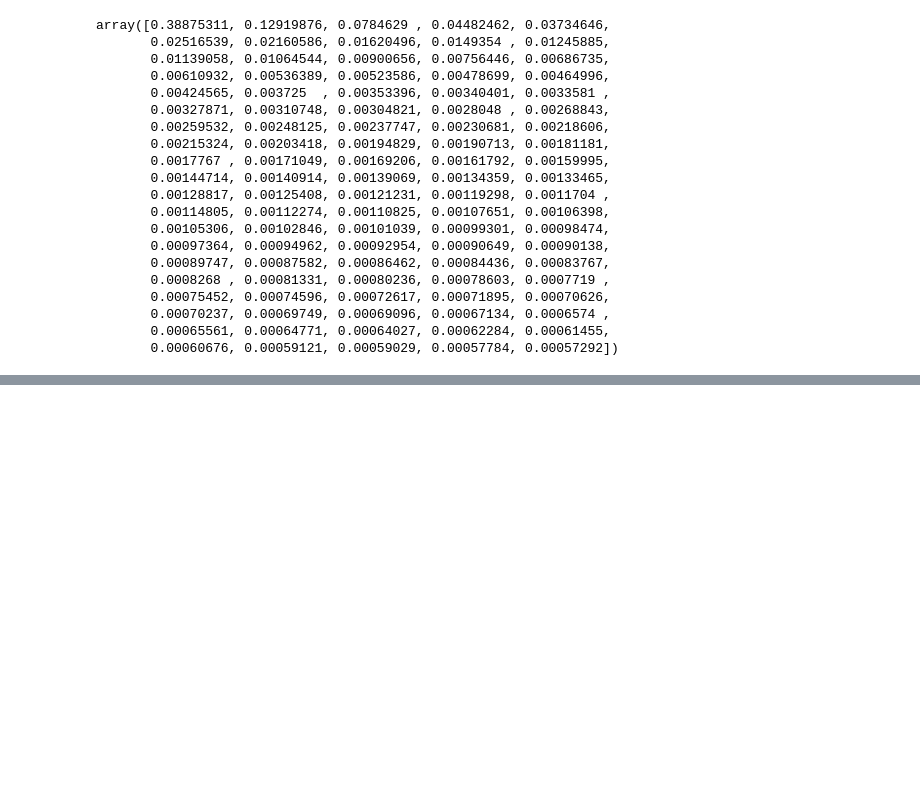
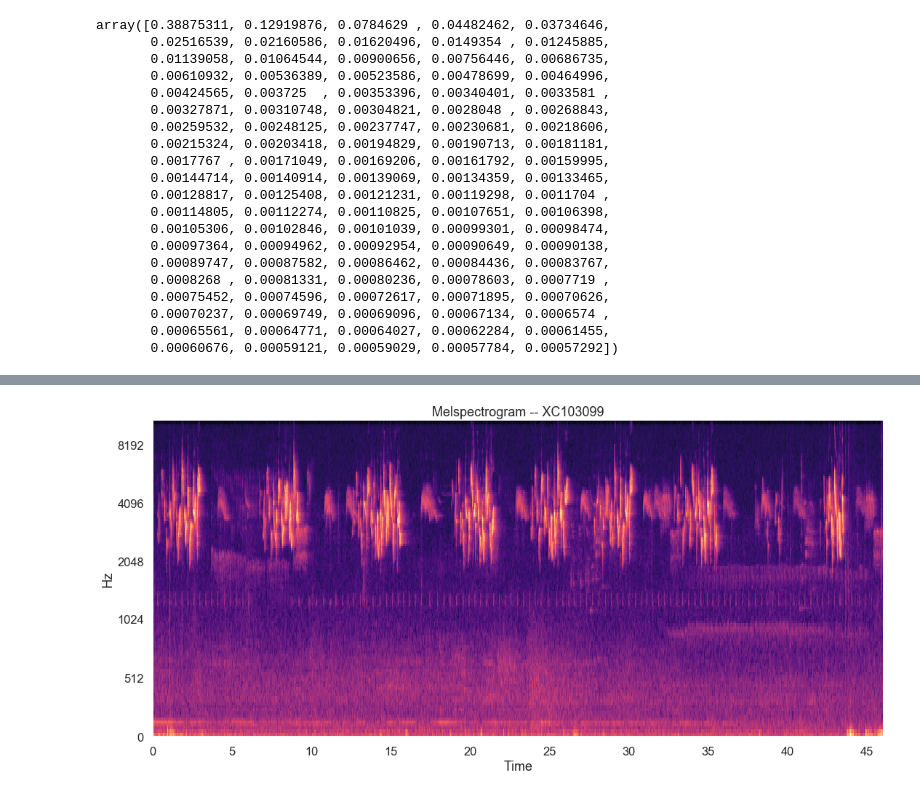
Before and after one commit to bbjornstad-flatiron/flatiron-mod5-project, a Jupyter notebook: test_classification.ipynb, the cells around one changed output, grey strips where cells are left out. Saved outputs shown, nothing was run; the diff lists cells and outputs as text; code cells hidden in the pictures; blank space fills up the shorter version.

```diff
--- a/test_classification.ipynb
+++ b/test_classification.ipynb
@@ -412,0 +666,4 @@ sns.lineplot(data=np.cumsum(pca.explained_variance_ratio_), ax=pca_ax)
+# %%
+fig2 = fv.plot_melspec('XC103099')
+# %% [output]
+[figure, added]
```
Also changed, not shown: parts of 59 cells of this notebook, 6 other files.
